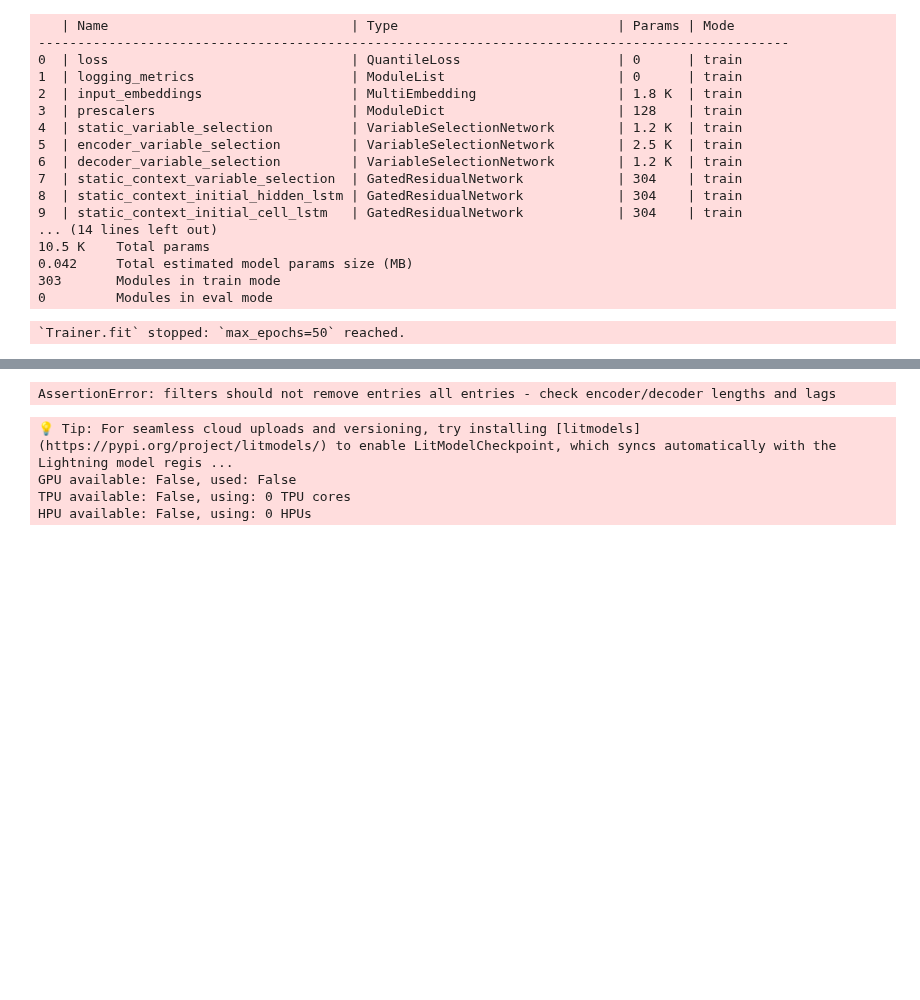
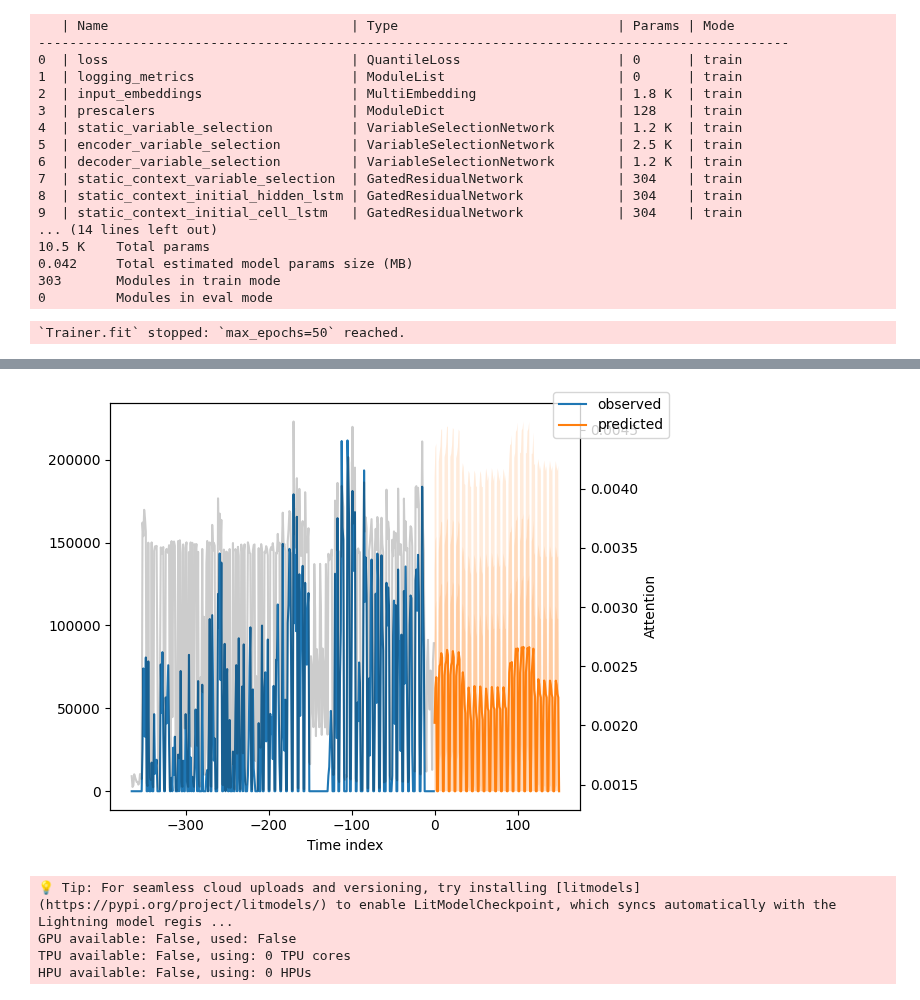
Before and after one commit to ChristianFredrikJohnsen/TDT4173-ModernML, a Jupyter notebook: testing/DEADGE.ipynb, the cells around one changed output, grey strips where cells are left out. Drawn from its saved outputs; the diff is of its cells as text; code cells hidden in the pictures; blank space fills up the shorter version.

Commit message:
fix: decoder and encoder length must be full in tft

```diff
--- a/testing/DEADGE.ipynb
+++ b/testing/DEADGE.ipynb
@@ -158,7 +158,7 @@ print(selected_with_local_time.where(selected_with_local_time["rm_id"]==2130).dr
 special_days = list(all_holidays.values())
 
 # Make rm_id a string instead of numeric
-selected_with_local_time["rm_id"] = selected_with_local_time["rm_id"].astype(str).astype("category")
+selected_with_local_time["rm_id"] = selected_with_local_time["rm_id"].astype(int).astype(str).astype("category")
 selected_with_local_time["is_holiday"] = selected_with_local_time["is_holiday"].astype(str).astype("category")
 selected_with_local_time.drop("year", axis=1, inplace=True)
 print(selected_with_local_time.head(0))
@@ -169,8 +169,8 @@ Index: []
 # %%
 full_data = selected_with_local_time.copy()
 
-max_prediction_length = 365
-max_encoder_length = 24
+max_prediction_length = 151
+max_encoder_length = 365
 # V: training_cutoff = data["time_idx"].max() - max_prediction_length
 
 training = TimeSeriesDataSet(
@@ -304,7 +304,7 @@ trainer.fit(
 0         Modules in eval mode
 `Trainer.fit` stopped: `max_epochs=50` reached.
 # %%
-test_rm_id = "2130.0"  # Must be string since we converted rm_id to string
+test_rm_id = "2130"  # Must be string since we converted rm_id to string
 
 # Get the historical data for this rm_id to know the min_date and last time_idx
 historical = full_data[full_data['rm_id'] == test_rm_id].copy()
@@ -348,7 +348,7 @@ predict_df['day_of_week'] = predict_df['day_of_week'].astype(str).astype('catego
 predict_df['special_days'] = predict_df['special_days'].astype(str).astype('category')
 predict_df['is_holiday'] = predict_df['is_holiday'].astype(str).astype('category')
 
-# CRITICAL: Ensure local_time_idx is integer (required by TimeSeriesDataSet)
+# Ensure local_time_idx is integer (required by TimeSeriesDataSet)
 predict_df['local_time_idx'] = predict_df['local_time_idx'].astype(int)
 
 print(f"Prediction dataframe shape: {predict_df.shape}")
@@ -359,7 +359,7 @@ print(predict_df.head())
 
 # Combine historical + prediction data for the model
 # The model needs context (encoder) from historical data
-encoder_data = historical.tail(max_encoder_length).copy()  # Last 24 days as context
+encoder_data = historical.tail(max_encoder_length).copy()  # Last 365 days as context
 # Ensure encoder data also has integer time_idx
 #encoder_data = encoder_data.drop("year", axis=1)
 encoder_data['local_time_idx'] = encoder_data['local_time_idx'].astype(int)
@@ -395,12 +415,13 @@ AssertionError: filters should not remove entries all entries - check encoder/de
 # %%
-pred_data_set = TimeSeriesDataSet.from_dataset(
-    training,
-    full_predict_data,
-    predict=True,
-    stop_randomization=True
-)
+for idx in range(1):  # plot 10 examples
+    tft.plot_prediction(
+        predictions.x,
+        predictions.output,
+        idx=idx,
+        show_future_observed=False,
+    )
 # %% [output]
-AssertionError: filters should not remove entries all entries - check encoder/decoder lengths and lags
+[figure, added]
 # %%
 raw_prediction = tft.predict(
     training.filter(
```
Also changed, not shown: parts of 6 cells of this notebook.
